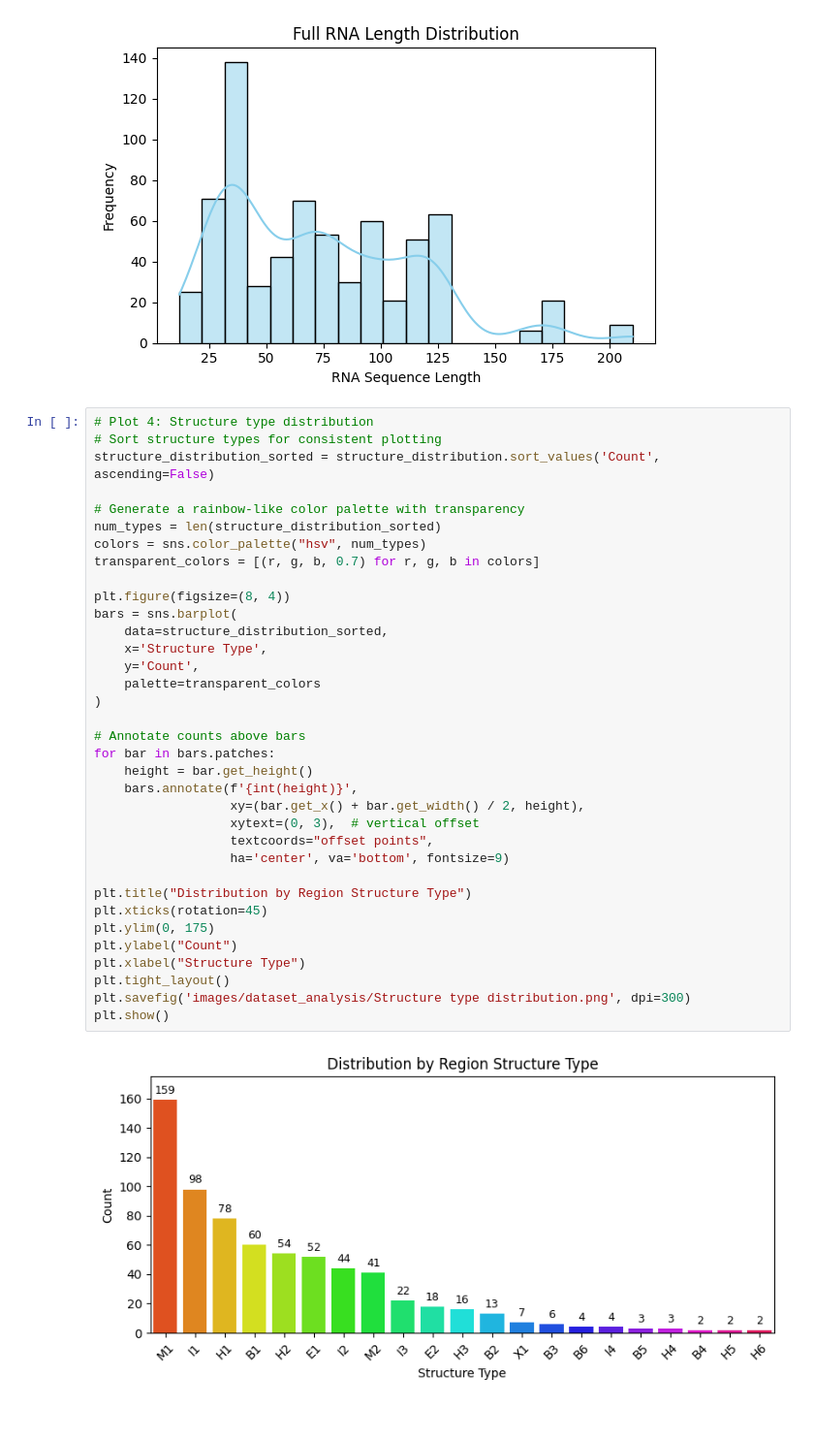
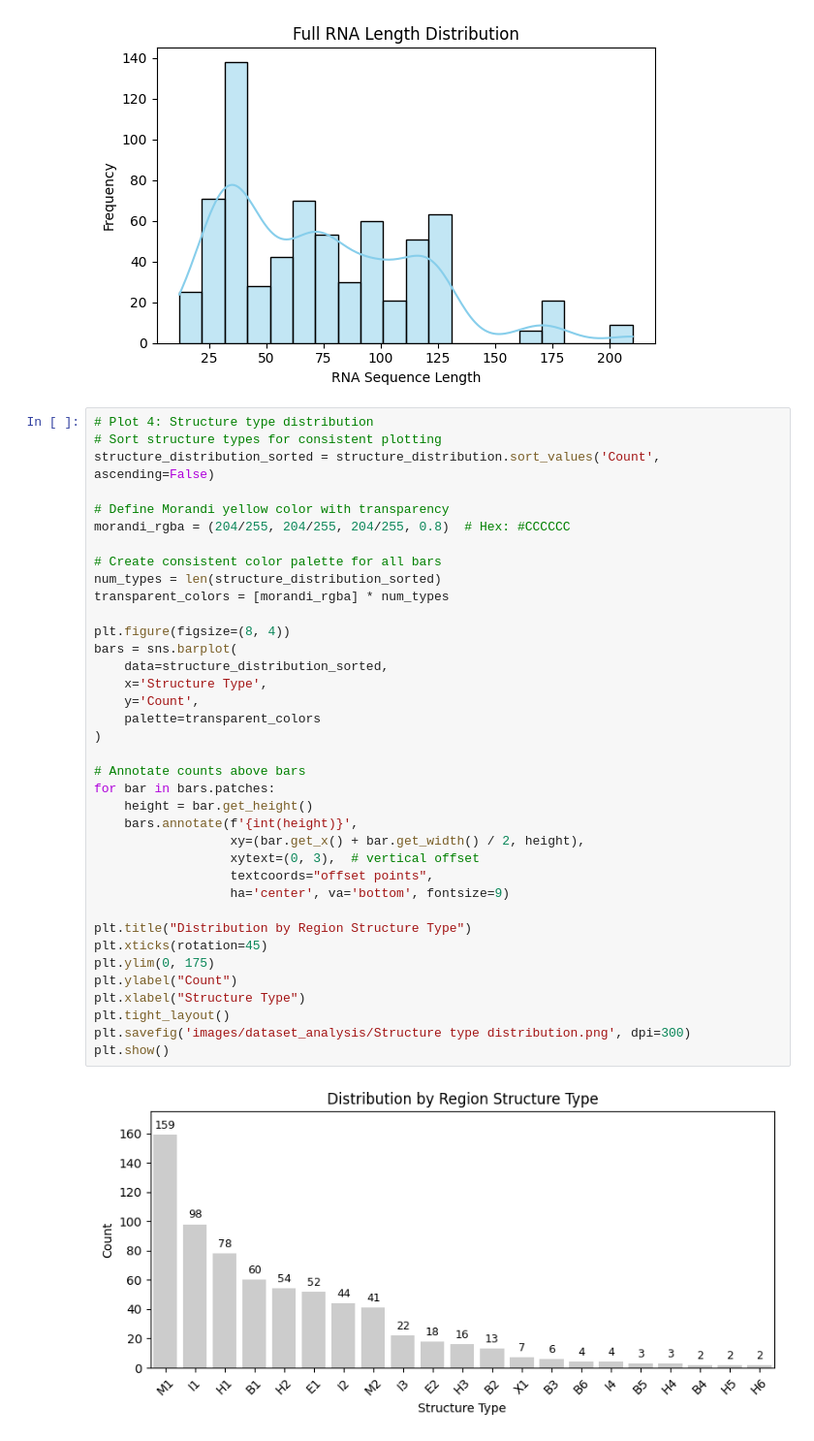
Before and after one commit to Liuzhe30/RLAgent, a Jupyter notebook: experiments/01-dataset-analysis.ipynb, the cells around one changed output. Shown at 97% size. Cells and saved outputs as stored; diff of their text form.

Commit message:
update palette

```diff
--- a/experiments/01-dataset-analysis.ipynb
+++ b/experiments/01-dataset-analysis.ipynb
@@ -82,35 +82,37 @@ plt.show()
 # Sort structure types for consistent plotting
 structure_distribution_sorted = structure_distribution.sort_values('Count', ascending=False)
 
-# Generate a rainbow-like color palette with transparency
+# Define Morandi yellow color with transparency
+morandi_rgba = (204/255, 204/255, 204/255, 0.8)  # Hex: #CCCCCC
+
+# Create consistent color palette for all bars
 num_types = len(structure_distribution_sorted)
-colors = sns.color_palette("hsv", num_types)
-transparent_colors = [(r, g, b, 0.7) for r, g, b in colors]
+transparent_colors = [morandi_rgba] * num_types
 
 plt.figure(figsize=(8, 4))
 bars = sns.barplot(
     data=structure_distribution_sorted,
     x='Structure Type',
     y='Count',
     palette=transparent_colors
 )
 
 # Annotate counts above bars
 for bar in bars.patches:
     height = bar.get_height()
     bars.annotate(f'{int(height)}',
                   xy=(bar.get_x() + bar.get_width() / 2, height),
                   xytext=(0, 3),  # vertical offset
                   textcoords="offset points",
                   ha='center', va='bottom', fontsize=9)
 
 plt.title("Distribution by Region Structure Type")
 plt.xticks(rotation=45)
 plt.ylim(0, 175)
 plt.ylabel("Count")
 plt.xlabel("Structure Type")
 plt.tight_layout()
 plt.savefig('images/dataset_analysis/Structure type distribution.png', dpi=300)
 plt.show()
 # %% [output]
-[figure, old version]
+[figure, new version]
```
